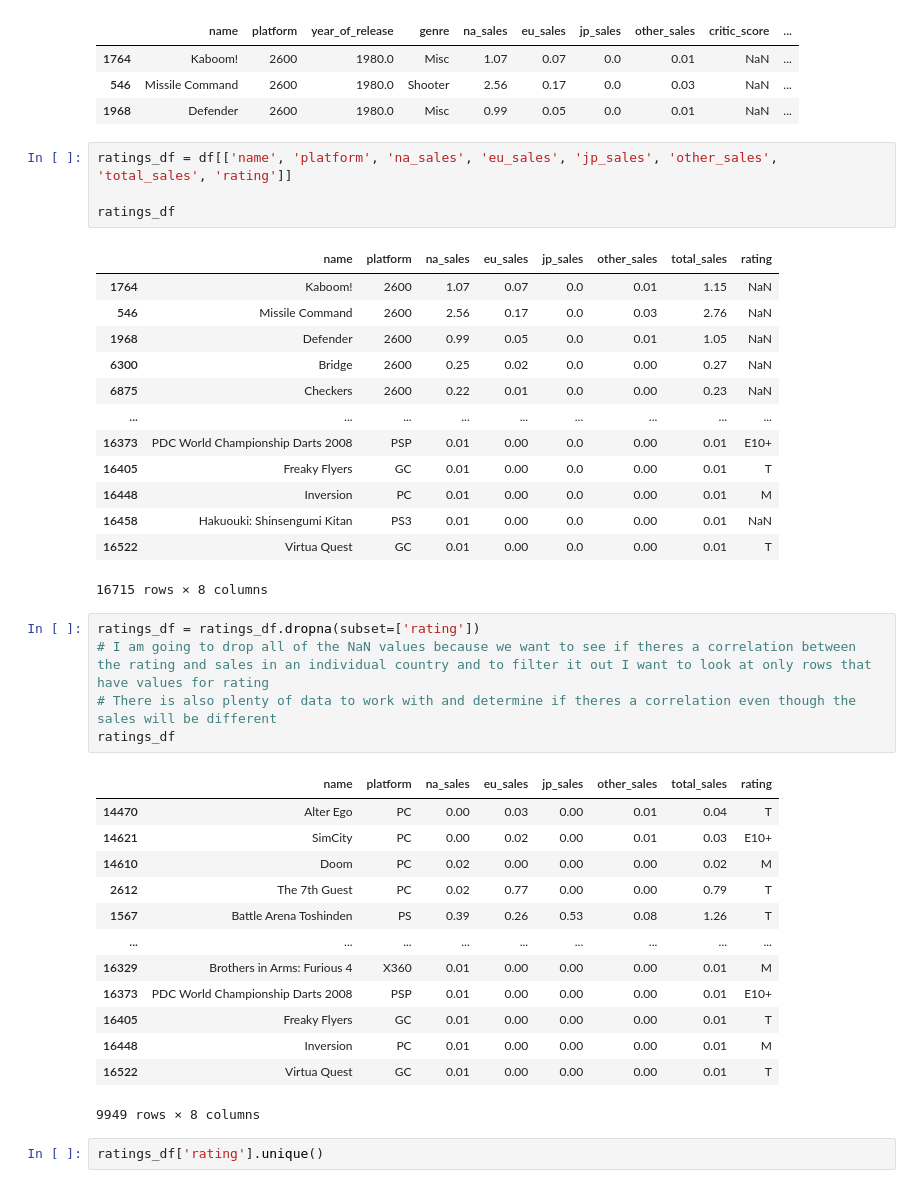
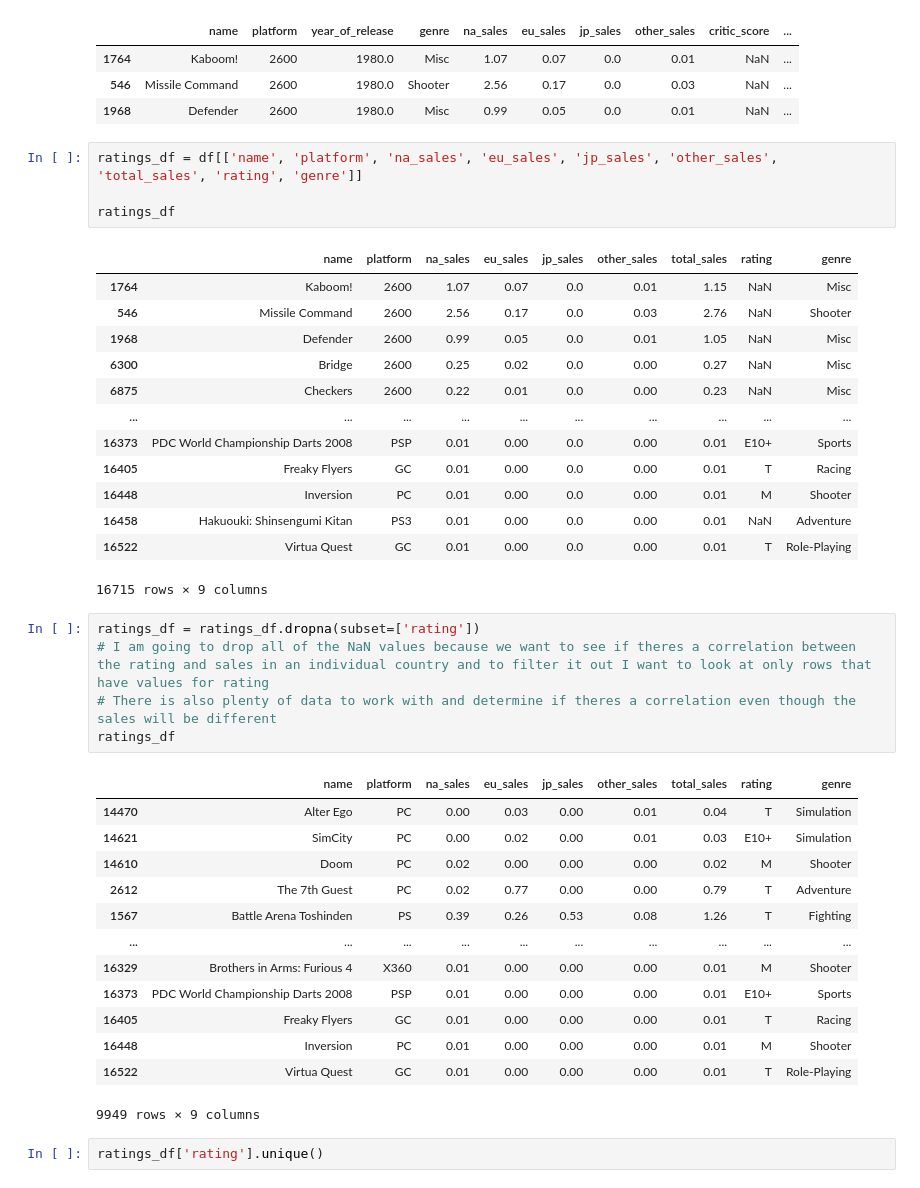
Before and after one commit to oliver-worth/GameStore-Ice-, a Jupyter notebook: IceEda-1.ipynb, the cells around one changed output. Drawn from its saved outputs; the diff is of its cells as text.

```diff
--- a/IceEda-1.ipynb
+++ b/IceEda-1.ipynb
@@ -790,42 +791,42 @@ df.head(3)
 | 546 | Missile Command | 2600 | 1980.0 | Shooter | 2.56 | 0.17 | 0.0 | 0.03 | NaN | ... |
 | 1968 | Defender | 2600 | 1980.0 | Misc | 0.99 | 0.05 | 0.0 | 0.01 | NaN | ... |
 # %%
-ratings_df = df[['name', 'platform', 'na_sales', 'eu_sales', 'jp_sales', 'other_sales', 'total_sales', 'rating']]
+ratings_df = df[['name', 'platform', 'na_sales', 'eu_sales', 'jp_sales', 'other_sales', 'total_sales', 'rating', 'genre']]
 
 ratings_df
 # %% [output]
-|  | name | platform | na_sales | eu_sales | jp_sales | other_sales | total_sales | rating |
-| 1764 | Kaboom! | 2600 | 1.07 | 0.07 | 0.0 | 0.01 | 1.15 | NaN |
-| 546 | Missile Command | 2600 | 2.56 | 0.17 | 0.0 | 0.03 | 2.76 | NaN |
-| 1968 | Defender | 2600 | 0.99 | 0.05 | 0.0 | 0.01 | 1.05 | NaN |
-| 6300 | Bridge | 2600 | 0.25 | 0.02 | 0.0 | 0.00 | 0.27 | NaN |
-| 6875 | Checkers | 2600 | 0.22 | 0.01 | 0.0 | 0.00 | 0.23 | NaN |
-| ... | ... | ... | ... | ... | ... | ... | ... | ... |
-| 16373 | PDC World Championship Darts 2008 | PSP | 0.01 | 0.00 | 0.0 | 0.00 | 0.01 | E10+ |
-| 16405 | Freaky Flyers | GC | 0.01 | 0.00 | 0.0 | 0.00 | 0.01 | T |
-| 16448 | Inversion | PC | 0.01 | 0.00 | 0.0 | 0.00 | 0.01 | M |
-| 16458 | Hakuouki: Shinsengumi Kitan | PS3 | 0.01 | 0.00 | 0.0 | 0.00 | 0.01 | NaN |
-| 16522 | Virtua Quest | GC | 0.01 | 0.00 | 0.0 | 0.00 | 0.01 | T |
+|  | name | platform | na_sales | eu_sales | jp_sales | other_sales | total_sales | rating | genre |
+| 1764 | Kaboom! | 2600 | 1.07 | 0.07 | 0.0 | 0.01 | 1.15 | NaN | Misc |
+| 546 | Missile Command | 2600 | 2.56 | 0.17 | 0.0 | 0.03 | 2.76 | NaN | Shooter |
+| 1968 | Defender | 2600 | 0.99 | 0.05 | 0.0 | 0.01 | 1.05 | NaN | Misc |
+| 6300 | Bridge | 2600 | 0.25 | 0.02 | 0.0 | 0.00 | 0.27 | NaN | Misc |
+| 6875 | Checkers | 2600 | 0.22 | 0.01 | 0.0 | 0.00 | 0.23 | NaN | Misc |
+| ... | ... | ... | ... | ... | ... | ... | ... | ... | ... |
+| 16373 | PDC World Championship Darts 2008 | PSP | 0.01 | 0.00 | 0.0 | 0.00 | 0.01 | E10+ | Sports |
+| 16405 | Freaky Flyers | GC | 0.01 | 0.00 | 0.0 | 0.00 | 0.01 | T | Racing |
+| 16448 | Inversion | PC | 0.01 | 0.00 | 0.0 | 0.00 | 0.01 | M | Shooter |
+| 16458 | Hakuouki: Shinsengumi Kitan | PS3 | 0.01 | 0.00 | 0.0 | 0.00 | 0.01 | NaN | Adventure |
+| 16522 | Virtua Quest | GC | 0.01 | 0.00 | 0.0 | 0.00 | 0.01 | T | Role-Playing |
-16715 rows × 8 columns
+16715 rows × 9 columns
 # %%
 ratings_df = ratings_df.dropna(subset=['rating'])
 # I am going to drop all of the NaN values because we want to see if theres a correlation between the rating and sales in an individual country and to filter it out I want to look at only rows that have values for rating
 # There is also plenty of data to work with and determine if theres a correlation even though the sales will be different
 ratings_df
 # %% [output]
-|  | name | platform | na_sales | eu_sales | jp_sales | other_sales | total_sales | rating |
-| 14470 | Alter Ego | PC | 0.00 | 0.03 | 0.00 | 0.01 | 0.04 | T |
-| 14621 | SimCity | PC | 0.00 | 0.02 | 0.00 | 0.01 | 0.03 | E10+ |
-| 14610 | Doom | PC | 0.02 | 0.00 | 0.00 | 0.00 | 0.02 | M |
-| 2612 | The 7th Guest | PC | 0.02 | 0.77 | 0.00 | 0.00 | 0.79 | T |
-| 1567 | Battle Arena Toshinden | PS | 0.39 | 0.26 | 0.53 | 0.08 | 1.26 | T |
-| ... | ... | ... | ... | ... | ... | ... | ... | ... |
-| 16329 | Brothers in Arms: Furious 4 | X360 | 0.01 | 0.00 | 0.00 | 0.00 | 0.01 | M |
-| 16373 | PDC World Championship Darts 2008 | PSP | 0.01 | 0.00 | 0.00 | 0.00 | 0.01 | E10+ |
-| 16405 | Freaky Flyers | GC | 0.01 | 0.00 | 0.00 | 0.00 | 0.01 | T |
-| 16448 | Inversion | PC | 0.01 | 0.00 | 0.00 | 0.00 | 0.01 | M |
-| 16522 | Virtua Quest | GC | 0.01 | 0.00 | 0.00 | 0.00 | 0.01 | T |
+|  | name | platform | na_sales | eu_sales | jp_sales | other_sales | total_sales | rating | genre |
+| 14470 | Alter Ego | PC | 0.00 | 0.03 | 0.00 | 0.01 | 0.04 | T | Simulation |
+| 14621 | SimCity | PC | 0.00 | 0.02 | 0.00 | 0.01 | 0.03 | E10+ | Simulation |
+| 14610 | Doom | PC | 0.02 | 0.00 | 0.00 | 0.00 | 0.02 | M | Shooter |
+| 2612 | The 7th Guest | PC | 0.02 | 0.77 | 0.00 | 0.00 | 0.79 | T | Adventure |
+| 1567 | Battle Arena Toshinden | PS | 0.39 | 0.26 | 0.53 | 0.08 | 1.26 | T | Fighting |
+| ... | ... | ... | ... | ... | ... | ... | ... | ... | ... |
+| 16329 | Brothers in Arms: Furious 4 | X360 | 0.01 | 0.00 | 0.00 | 0.00 | 0.01 | M | Shooter |
+| 16373 | PDC World Championship Darts 2008 | PSP | 0.01 | 0.00 | 0.00 | 0.00 | 0.01 | E10+ | Sports |
+| 16405 | Freaky Flyers | GC | 0.01 | 0.00 | 0.00 | 0.00 | 0.01 | T | Racing |
+| 16448 | Inversion | PC | 0.01 | 0.00 | 0.00 | 0.00 | 0.01 | M | Shooter |
+| 16522 | Virtua Quest | GC | 0.01 | 0.00 | 0.00 | 0.00 | 0.01 | T | Role-Playing |
-9949 rows × 8 columns
+9949 rows × 9 columns
 # %%
 ratings_df['rating'].unique()
 # %% [output]
```
Also changed, not shown: parts of 39 cells of this notebook.
